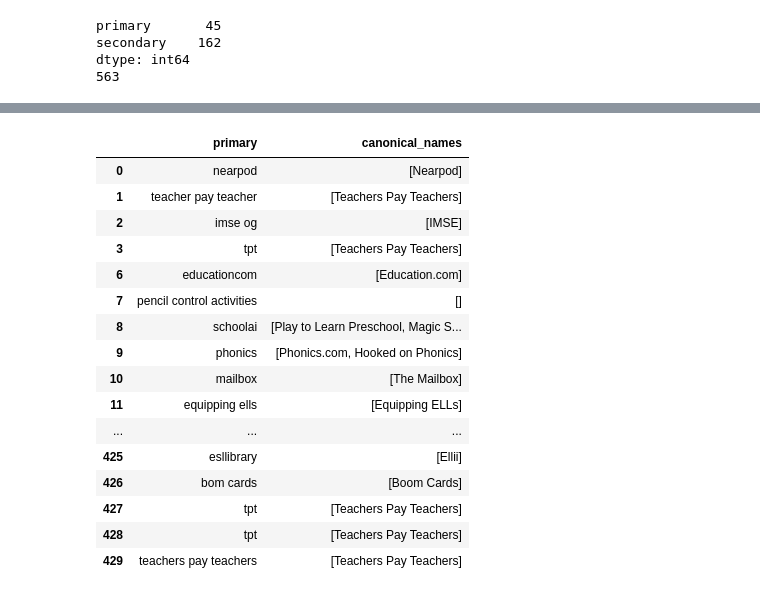
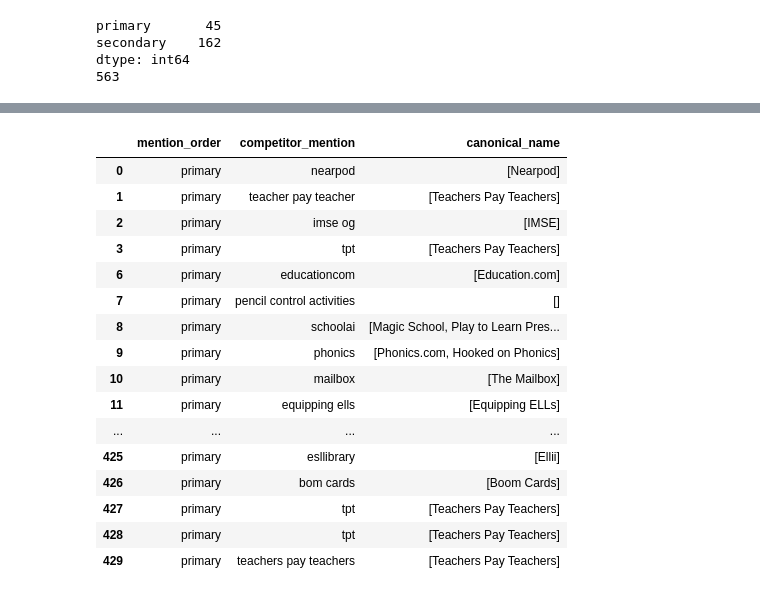
Before and after one commit to lynn-twinkl/joe_competitor_survey_analysis, a Jupyter notebook: draft-notebook.ipynb, the cells around one changed output, grey strips where cells are left out. Cells and saved outputs as stored; diff of their text form; code cells hidden in the pictures.

Commit message:
melted competitors df; applied labeleing

```diff
--- a/draft-notebook.ipynb
+++ b/draft-notebook.ipynb
@@ -94,7 +110,7 @@ def preprocess_text(text):
 
     return ' '.join(text.split())
 # %%
-competitor_mentions = competitor_mentions.map(preprocess_text)
+melted_df = melted_df.map(preprocess_text)
 
-competitor_mentions.head()
+melted_df.head()
 # %% [output]
@@ -306,22 +322,24 @@ canonical_names = [
 
 
 var_map = {
-        'tpt' : 'Teachers Pay Teachers',
-        'tptcom' : 'Teachers Pay Teachers',
-        'teacherpayteacher' : 'Teachers Pay Teachers',
-        'news to you' : 'n2y',
-        'esl library' : 'Ellii',
-        'good and beautiful' : 'The Good And The Beautiful',
-        'esllibrary' : 'Ellii',
-        'epiccom' : 'Epic',
-        'getepiccom' : 'Epic',
-        'imlovinlit' : "I'm Lovin Lit",
-        'educationcom' : 'Education.com',
-        'superworksheetcom' : 'Super Teacher Worksheets',
-        'carsondellosa' : 'Carson Dellosa Education',
-        'mia academy' : 'Miacademy',
-        'tool 2 grow' : 'Tools To Grow',
-        'tools 2 grow' : 'Tools To Grow',
+    'tpt' : 'Teachers Pay Teachers',
+    'tptcom' : 'Teachers Pay Teachers',
+    'teacherpayteacher' : 'Teachers Pay Teachers',
+    'news to you' : 'n2y',
+    'esl library' : 'Ellii',
+    'good and beautiful' : 'The Good And The Beautiful',
+    'esllibrary' : 'Ellii',
+    'epiccom' : 'Epic',
+    'getepiccom' : 'Epic',
+    'imlovinlit' : "I'm Lovin Lit",
+    'educationcom' : 'Education.com',
+    'superworksheetcom' : 'Super Teacher Worksheets',
+    'carsondellosa' : 'Carson Dellosa Education',
+    'mia academy' : 'Miacademy',
+    'tool 2 grow' : 'Tools To Grow',
+    'tools 2 grow' : 'Tools To Grow',
+    'easy peary': "EasyPeasy",
+    'easy peasy': "EasyPeasy",
 
         }
 # %%
@@ -403,21 +414,26 @@ competitor_mentions["canonical_names"] = competitor_mentions["primary"].apply(
+# %%
+melted_df["canonical_name"] = melted_df["competitor_mention"].apply(
+    lambda x: label_companies(x, canonical_names, var_map, threshold=80)
+)
 # %%
 pd.set_option('display.max_rows', None)
-competitor_mentions[['primary', 'canonical_names']]
+pd.set_option('display.max_colwidth', None)
+melted_df
 # %% [output]
-|  | primary | canonical_names |
-| 0 | nearpod | [Nearpod] |
-| 1 | teacher pay teacher | [Teachers Pay Teachers] |
-| 2 | imse og | [IMSE] |
-| 3 | tpt | [Teachers Pay Teachers] |
-| 6 | educationcom | [Education.com] |
-| 7 | pencil control activities | [] |
-| 8 | schoolai | [Play to Learn Preschool, Magic S... |
-| 9 | phonics | [Phonics.com, Hooked on Phonics] |
-| 10 | mailbox | [The Mailbox] |
-| 11 | equipping ells | [Equipping ELLs] |
-| ... | ... | ... |
-| 425 | esllibrary | [Ellii] |
-| 426 | bom cards | [Boom Cards] |
-| 427 | tpt | [Teachers Pay Teachers] |
-| 428 | tpt | [Teachers Pay Teachers] |
-| 429 | teachers pay teachers | [Teachers Pay Teachers] |
+|  | mention_order | competitor_mention | canonical_name |
+| 0 | primary | nearpod | [Nearpod] |
+| 1 | primary | teacher pay teacher | [Teachers Pay Teachers] |
+| 2 | primary | imse og | [IMSE] |
+| 3 | primary | tpt | [Teachers Pay Teachers] |
+| 6 | primary | educationcom | [Education.com] |
+| 7 | primary | pencil control activities | [] |
+| 8 | primary | schoolai | [Magic School, Play to Learn Pres... |
+| 9 | primary | phonics | [Phonics.com, Hooked on Phonics] |
+| 10 | primary | mailbox | [The Mailbox] |
+| 11 | primary | equipping ells | [Equipping ELLs] |
+| ... | ... | ... | ... |
+| 425 | primary | esllibrary | [Ellii] |
+| 426 | primary | bom cards | [Boom Cards] |
+| 427 | primary | tpt | [Teachers Pay Teachers] |
+| 428 | primary | tpt | [Teachers Pay Teachers] |
+| 429 | primary | teachers pay teachers | [Teachers Pay Teachers] |
```
Also changed, not shown: parts of 15 cells of this notebook.
